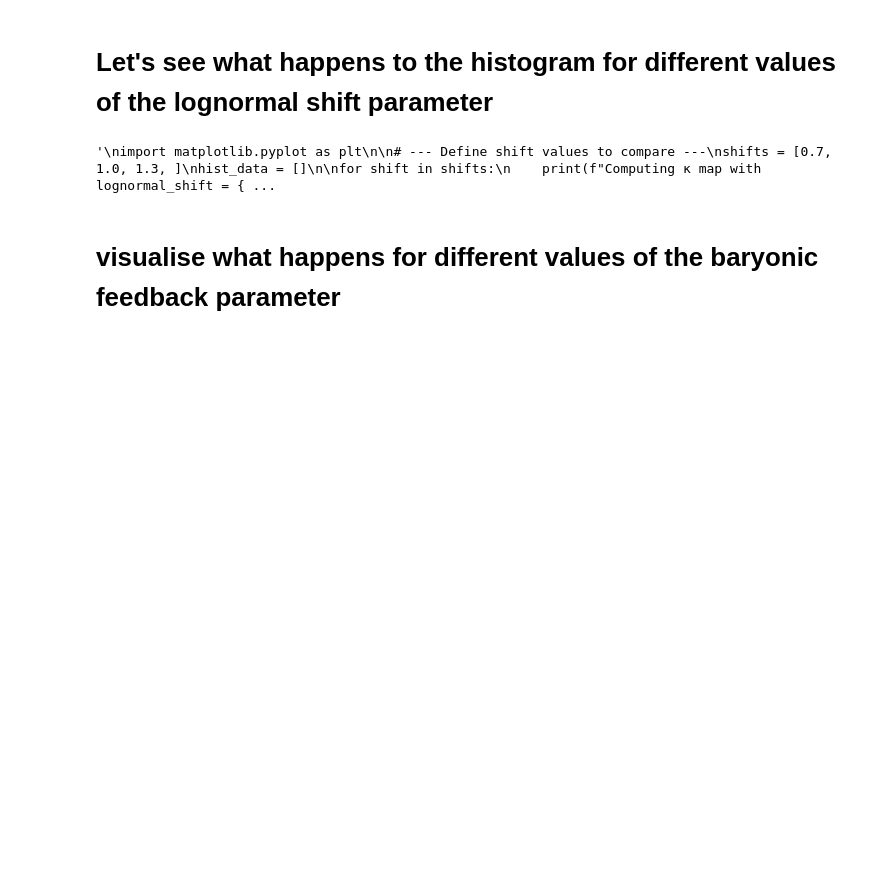
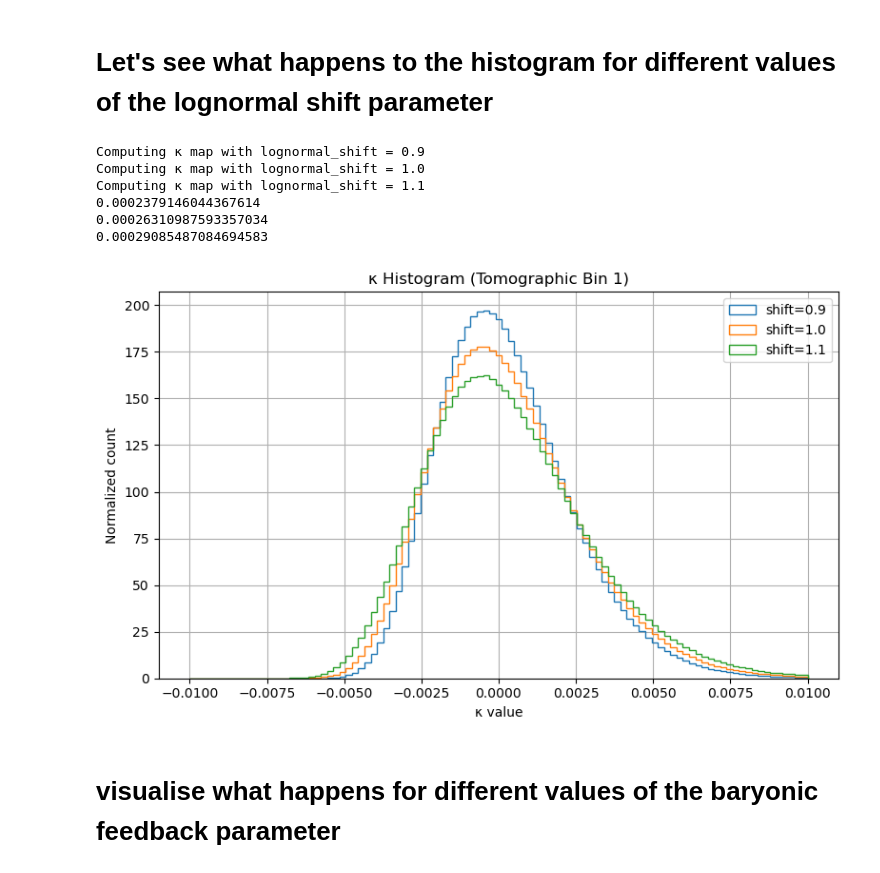
Before and after one commit to pltaylor16/BNTSmooth, a Jupyter notebook: build.ipynb, the cells around one changed output. Cells and saved outputs as stored; diff of their text form; code cells hidden in the pictures; blank space fills up the shorter version.

```diff
--- a/build.ipynb
+++ b/build.ipynb
@@ -144,46 +144,51 @@ Computed 3 κ-maps (one per tomographic bin).
 # %% [markdown]
 # Let's see what happens to the histogram for different values of the lognormal shift parameter
 # %%
-'''
+
 import matplotlib.pyplot as plt
 
 # --- Define shift values to compare ---
-shifts = [0.7, 1.0, 1.3, ]
+shifts = [0.9, 1.0, 1.1, ]
 hist_data = []
 
 for shift in shifts:
     print(f"Computing κ map with lognormal_shift = {shift}")
 
     # Set shift and regenerate matter maps
     sim.lognormal_shift = shift
     matter_maps = sim.generate_matter_fields_from_scratch()
 
     # Compute kappa maps
     kappa_maps = sim.compute_kappa_maps(matter_maps)
 
     # Take the first tomographic bin
     kappa_bin_0 = kappa_maps[0]
     hist_data.append(kappa_bin_0)
 
 # --- Plot histograms ---
 plt.figure(figsize=(8, 5))
 bins = np.linspace(-0.01, 0.01, 100)  # Adjust range as needed
 
 for i, kappa in enumerate(hist_data):
     print (np.mean(kappa))
     plt.hist(kappa, bins=bins, histtype='step', label=f'shift={shifts[i]}', density=True)
 
 plt.xlabel("κ value")
 plt.ylabel("Normalized count")
 plt.title("κ Histogram (Tomographic Bin 1)")
 plt.legend()
 #plt.yscale('log')
 plt.grid(True)
 plt.tight_layout()
 plt.show()
-'''
 # %% [output]
-'\nimport matplotlib.pyplot as plt\n\n# --- Define shift values to compare ---\nshifts = [0.7, 1.0, 1.3, ]\nhist_data = []\n\nfor shift in shifts:\n    print(f"Computing κ map with lognormal_shift = { ...
+Computing κ map with lognormal_shift = 0.9
+Computing κ map with lognormal_shift = 1.0
+Computing κ map with lognormal_shift = 1.1
+0.0002379146044367614
+0.00026310987593357034
+0.00029085487084694583
+[figure, added]
 # %% [markdown]
 # visualise what happens for different values of the baryonic feedback parameter
 # %%
```
Also changed, not shown: parts of 7 cells of this notebook.
